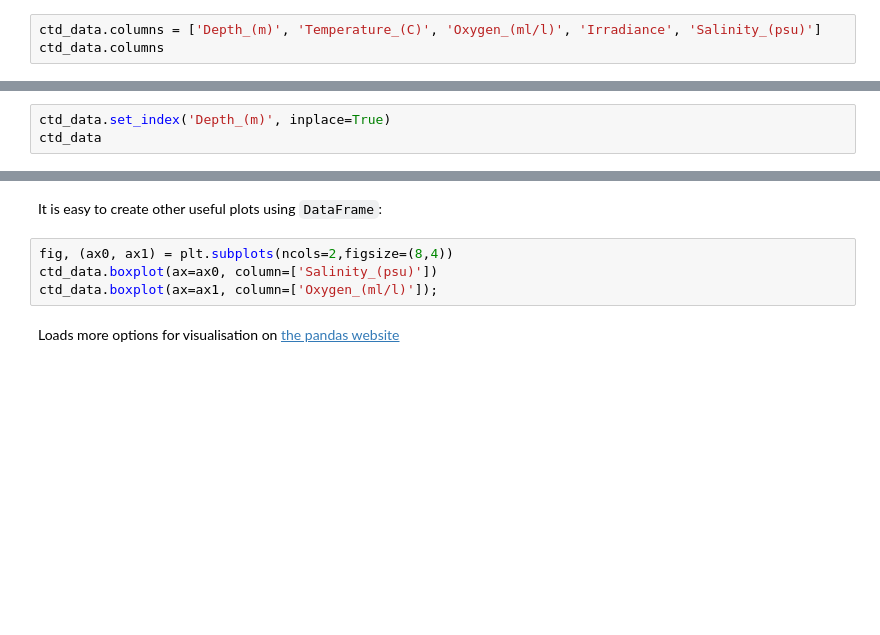
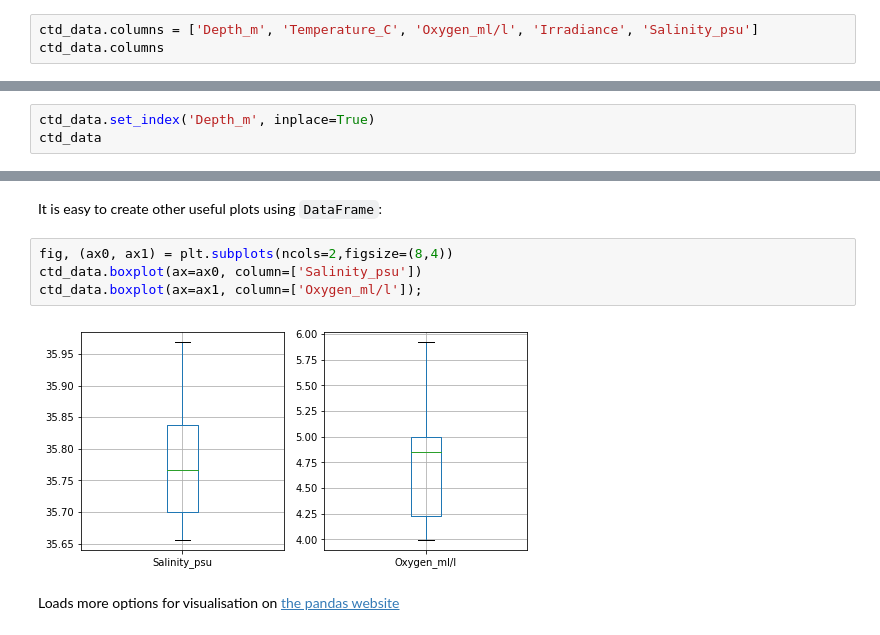
Before and after one commit to ueapy/ppd_python, a Jupyter notebook: notebooks/09-Pandas-Intro.ipynb, the cells around one changed output, grey strips where cells are left out. Cells and saved outputs as stored; diff of their text form; blank space fills up the shorter version.

```diff
--- a/notebooks/09-Pandas-Intro.ipynb
+++ b/notebooks/09-Pandas-Intro.ipynb
@@ -118,5 +165,5 @@ list(ctd_data)
 # %% [markdown]
 If we know the units of the variables, we can rename the columns to include these units. This is especailly useful if you plan to carry out unit conversions later
 # %%
-ctd_data.columns = ['Depth_(m)', 'Temperature_(C)', 'Oxygen_(ml/l)', 'Irradiance', 'Salinity_(psu)']
+ctd_data.columns = ['Depth_m', 'Temperature_C', 'Oxygen_ml/l', 'Irradiance', 'Salinity_psu']
 ctd_data.columns
@@ -133,5 +191,5 @@ ctd_data.head()
 # %% [markdown]
 Really it would make more sense to have Depth as the index, as the other variables are expected to vary with depth. Make it so!
 # %%
-ctd_data.set_index('Depth_(m)', inplace=True)
+ctd_data.set_index('Depth_m', inplace=True)
 ctd_data
@@ -155,8 +233,10 @@ What happens if we pass `subplots=True` as an argument of the `plot()` method?
 It is easy to create other useful plots using `DataFrame`:
 # %%
 fig, (ax0, ax1) = plt.subplots(ncols=2,figsize=(8,4))
-ctd_data.boxplot(ax=ax0, column=['Salinity_(psu)'])
-ctd_data.boxplot(ax=ax1, column=['Oxygen_(ml/l)']);
+ctd_data.boxplot(ax=ax0, column=['Salinity_psu'])
+ctd_data.boxplot(ax=ax1, column=['Oxygen_ml/l']);
+# %% [output]
+[figure, added]
 # %% [markdown]
 Loads more options for visualisation on [the pandas website](https://pandas.pydata.org/pandas-docs/stable/user_guide/visualization.html)
 # %% [markdown]
```
Also changed, not shown: parts of 26 cells of this notebook.
